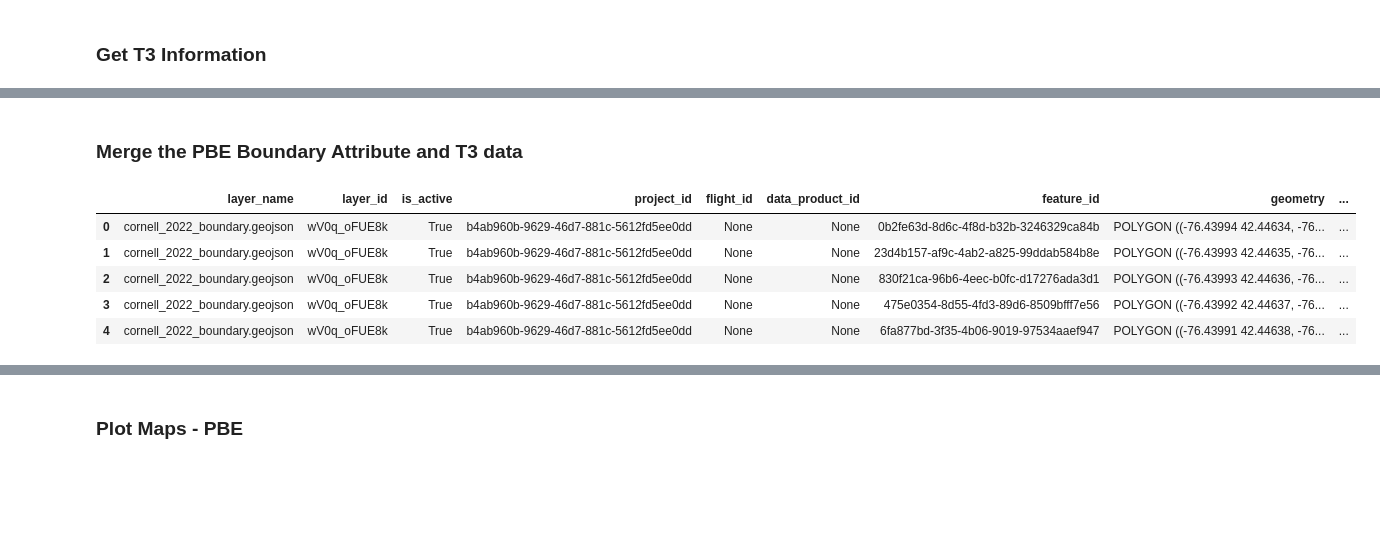
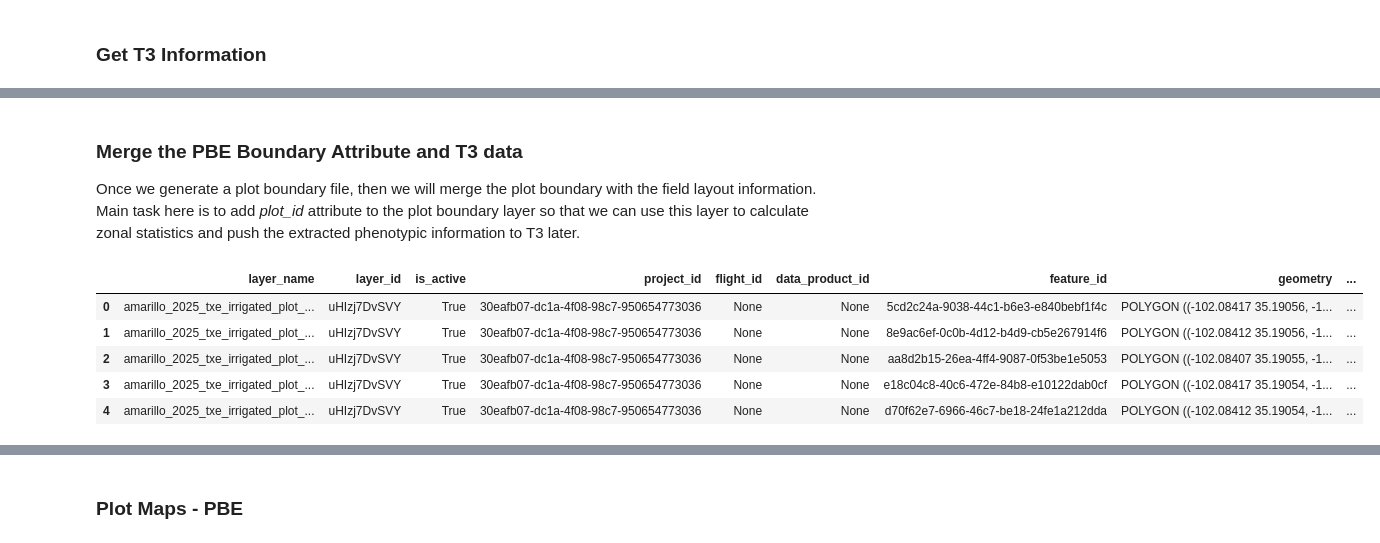
Before and after one commit to gdslab/wheatcap, a Jupyter notebook: 2025_training_workshop/tutorial-uas_htp_on_d2s.ipynb, the cells around one changed output, grey strips where cells are left out. Drawn from its saved outputs; the diff is of its cells as text; code cells hidden in the pictures; blank space fills up the shorter version.

```diff
--- a/2025_training_workshop/tutorial-uas_htp_on_d2s.ipynb
+++ b/2025_training_workshop/tutorial-uas_htp_on_d2s.ipynb
@@ -194,33 +207,35 @@ Download and save completed for trial ID 9411
 # %% [markdown]
 ### Merge the PBE Boundary Attribute and T3 data
+
+Once we generate a plot boundary file, then we will merge the plot boundary with the field layout information. Main task here is to add *plot_id* attribute to the plot boundary layer so that we can use this layer to calculate zonal statistics and push the extracted phenotypic information to T3 later.
 # %%
 # === Step 1: Read the GeoJSON file ===
-geojson_path = "cornell_2022_boundary.geojson"
+geojson_path = "amarillo_2025_txe_irrigated_plot_boundary-0428-epsg4326.geojson"
 pbe = gpd.read_file(geojson_path)
 
 # === Step 2: Parse 'properties' JSON strings into actual columns ===
 pbe_props = pbe['properties'].apply(json.loads)
 props_df = pd.json_normalize(pbe_props)
 pbe_expanded = pd.concat([pbe.drop(columns='properties'), props_df], axis=1)
 
 # Rename to match T3 structure
 pbe_expanded = pbe_expanded.rename(columns={'row': 'Row', 'col': 'Column'})
 
 # Ensure integer types for merge
 pbe_expanded['Row'] = pbe_expanded['Row'].astype(int)
 pbe_expanded['Column'] = pbe_expanded['Column'].astype(int)
 
 # Preview attribute columns
 #print("GeoJSON columns:", list(pbe_expanded.columns))
 
 #preview
 pbe_expanded.head()
 # %% [output]
 |  | layer_name | layer_id | is_active | project_id | flight_id | data_product_id | feature_id | geometry | ... |
-| 0 | cornell_2022_boundary.geojson | wV0q_oFUE8k | True | b4ab960b-9629-46d7-881c-5612fd5ee0dd | None | None | 0b2fe63d-8d6c-4f8d-b32b-3246329ca84b | POLYGON ((-76.43994 42.44634, -76... | ... |
-| 1 | cornell_2022_boundary.geojson | wV0q_oFUE8k | True | b4ab960b-9629-46d7-881c-5612fd5ee0dd | None | None | 23d4b157-af9c-4ab2-a825-99ddab584b8e | POLYGON ((-76.43993 42.44635, -76... | ... |
-| 2 | cornell_2022_boundary.geojson | wV0q_oFUE8k | True | b4ab960b-9629-46d7-881c-5612fd5ee0dd | None | None | 830f21ca-96b6-4eec-b0fc-d17276ada3d1 | POLYGON ((-76.43993 42.44636, -76... | ... |
-| 3 | cornell_2022_boundary.geojson | wV0q_oFUE8k | True | b4ab960b-9629-46d7-881c-5612fd5ee0dd | None | None | 475e0354-8d55-4fd3-89d6-8509bfff7e56 | POLYGON ((-76.43992 42.44637, -76... | ... |
-| 4 | cornell_2022_boundary.geojson | wV0q_oFUE8k | True | b4ab960b-9629-46d7-881c-5612fd5ee0dd | None | None | 6fa877bd-3f35-4b06-9019-97534aaef947 | POLYGON ((-76.43991 42.44638, -76... | ... |
+| 0 | amarillo_2025_txe_irrigated_plot_... | uHIzj7DvSVY | True | 30eafb07-dc1a-4f08-98c7-950654773036 | None | None | 5cd2c24a-9038-44c1-b6e3-e840bebf1f4c | POLYGON ((-102.08417 35.19056, -1... | ... |
+| 1 | amarillo_2025_txe_irrigated_plot_... | uHIzj7DvSVY | True | 30eafb07-dc1a-4f08-98c7-950654773036 | None | None | 8e9ac6ef-0c0b-4d12-b4d9-cb5e267914f6 | POLYGON ((-102.08412 35.19056, -1... | ... |
+| 2 | amarillo_2025_txe_irrigated_plot_... | uHIzj7DvSVY | True | 30eafb07-dc1a-4f08-98c7-950654773036 | None | None | aa8d2b15-26ea-4ff4-9087-0f53be1e5053 | POLYGON ((-102.08407 35.19055, -1... | ... |
+| 3 | amarillo_2025_txe_irrigated_plot_... | uHIzj7DvSVY | True | 30eafb07-dc1a-4f08-98c7-950654773036 | None | None | e18c04c8-40c6-472e-84b8-e10122dab0cf | POLYGON ((-102.08417 35.19054, -1... | ... |
+| 4 | amarillo_2025_txe_irrigated_plot_... | uHIzj7DvSVY | True | 30eafb07-dc1a-4f08-98c7-950654773036 | None | None | d70f62e7-6966-46c7-be18-24fe1a212dda | POLYGON ((-102.08412 35.19054, -1... | ... |
 # %% [markdown]
 ### Before Rotation
```
Also changed, not shown: parts of 39 cells of this notebook.
